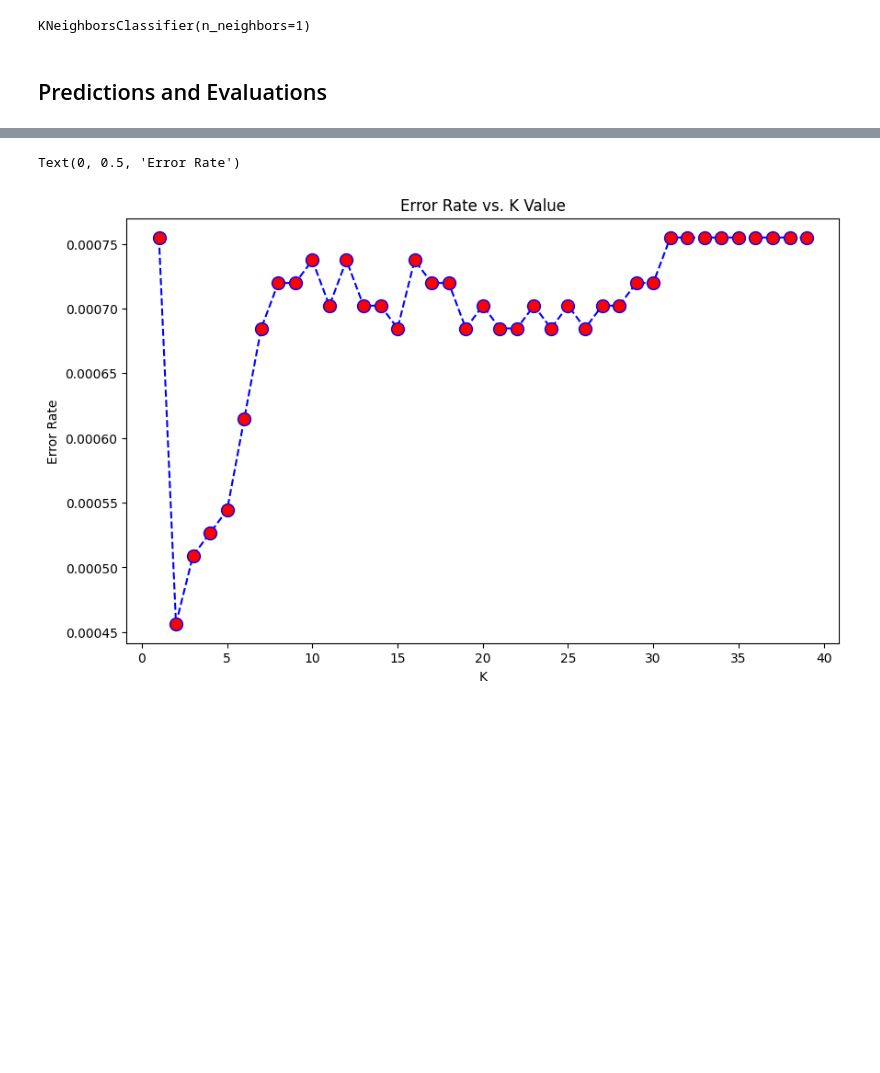
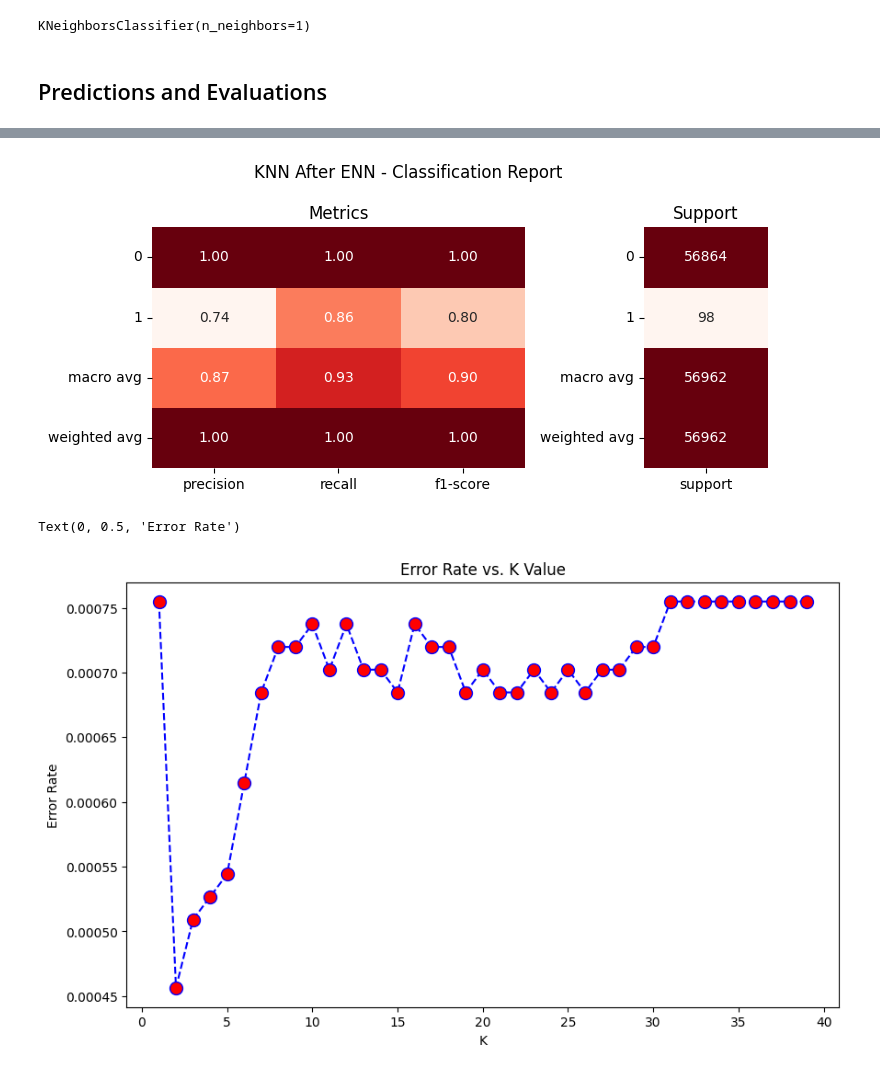
Before and after one commit to NguyenVung0408/DATAMINING_ENN, a Jupyter notebook: Credit Card Fraud Detection Using Machine Learning/Code/Credit Card Fraud Detection - K-Nearest Neighbor - ENN.ipynb, the cells around one changed output, grey strips where cells are left out. Saved outputs shown, nothing was run; the diff lists cells and outputs as text; code cells hidden in the pictures; blank space fills up the shorter version.

```diff
--- a/Credit Card Fraud Detection Using Machine Learning/Code/Credit Card Fraud Detection - K-Nearest Neighbor - ENN.ipynb
+++ b/Credit Card Fraud Detection Using Machine Learning/Code/Credit Card Fraud Detection - K-Nearest Neighbor - ENN.ipynb
@@ -185,3 +187,24 @@ weighted avg       1.00      1.00      1.00     56962
+# %%
+import pandas as pd
+import seaborn as sns
+import matplotlib.pyplot as plt
+
+report = classification_report(y_test, pred, output_dict=True)
+report_df = pd.DataFrame(report).T
+report_df = report_df.drop(index='accuracy', errors='ignore')
+
+metrics_df = report_df[['precision', 'recall', 'f1-score']]
+support_df = report_df[['support']]
+fig, axes = plt.subplots(1, 2, figsize=(7.5, 3.5), gridspec_kw={'width_ratios': [3, 1]})
+sns.heatmap(metrics_df, annot=True, fmt='.2f', cmap='Reds', cbar=False, ax=axes[0])
+sns.heatmap(support_df, annot=True, fmt='.0f', cmap='Reds', cbar=False, ax=axes[1])
+axes[0].set_title('Metrics')
+axes[1].set_title('Support')
+plt.suptitle('KNN After ENN - Classification Report')
+plt.tight_layout()
+plt.show()
+# %% [output]
+[figure, added]
 # %%
 error_rate = []
 
```
Also changed, not shown: parts of 9 cells of this notebook, 7 other files.
